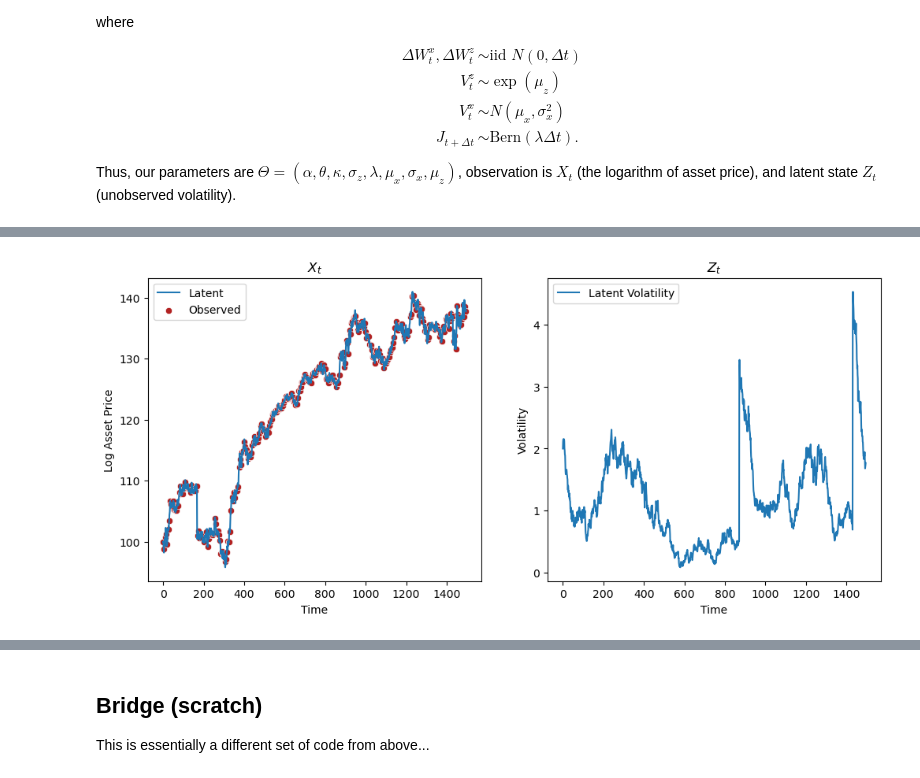
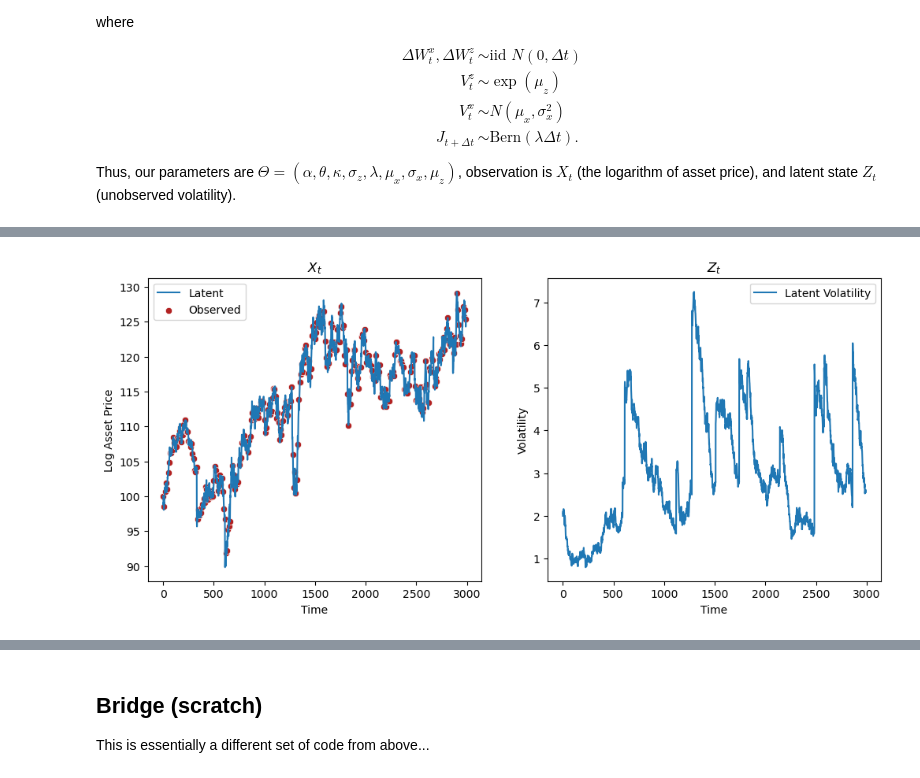
Before and after one commit to mlysy/pfjax, a Jupyter notebook: docs/notebooks/JumpDiff.ipynb, the cells around one changed output, grey strips where cells are left out. Saved outputs shown, nothing was run; the diff lists cells and outputs as text; code cells hidden in the pictures.

```diff
--- a/docs/notebooks/JumpDiff.ipynb
+++ b/docs/notebooks/JumpDiff.ipynb
@@ -61,7 +61,7 @@ class SDEModel(object):
             _, diff_subkey, jump_subkey = random.split(key, 3)
             diff_process = drift_diff(diff_subkey, x, theta, dt)
             jump_process = jump(jump_subkey, x, theta, dt)
-            return jnp.append(diff_process + jump_process, jump_process)
+            return jnp.append(diff_process + jump_process[0:2], jump_process)
 
         def euler_sim(self, key, x, dt, theta):
             return euler_sim_jump(key, x, dt, self.drift_diff, self.jump, theta)
@@ -436,12 +474,12 @@ class JumpDiff(SDEModel):
 my_key = random.PRNGKey(0)
 
 my_dt = 1
-my_n_res = 5
+my_n_res = 10
 my_n_obs = 300
-my_theta = jnp.array([0.08, 0.02, -0.03, 0.12, 0.01, -3.1, 2.7, 1.7])
-my_theta = jnp.array([0.08, 0.02, -0.03, jnp.log(0.12), jnp.log(0.01), -3.1, jnp.log(2.7), jnp.log(1.7)])
-my_x_init = jnp.block([[jnp.zeros((my_n_res-1, 4))],
-                    [jnp.array([2.0, 100.0,0,0])]])
+my_theta = jnp.array([0.08, 0.02, -0.03, 0.12, 0.05, -3.1, 2.7, 1.7])
+my_theta = jnp.array([0.08, 0.02, -0.03, jnp.log(0.12), jnp.log(0.05), -3.1, jnp.log(2.7), jnp.log(1.7)])
+my_x_init = jnp.block([[jnp.zeros((my_n_res-1, 5))],
+                    [jnp.array([2.0, 100.0,0,0,0])]])
 
 jdmodel = JumpDiff(my_dt, my_n_res)
 # %%
@@ -482,23 +788,28 @@ tmp = pd.DataFrame(jnp.array([
     y_meas
 ]).T, columns = ["Time", "Log Asset Price"])
 # %%
+tmp = pd.DataFrame(jnp.array([
+    jnp.arange(y_meas.shape[0]) * my_n_res,
+    y_meas
+]).T, columns = ["Time", "Log Asset Price"])
+
 fig, ax = plt.subplots(nrows=1, ncols=2, figsize=(12, 5), sharey = False)
 
 sns.lineplot(data= x_state[:,:,1].reshape(my_n_res*my_n_obs,1)[(my_n_res-1):].squeeze(),
              ax = ax[0],
              label = "Latent")
 sns.scatterplot(x = "Time", y = "Log Asset Price",
                 data = tmp,
                 color = "firebrick",
                 ax = ax[0],
                 label="Observed").set(title ="$X_t$");
 
 # plt.plot(y_meas)
 sns.lineplot(data= x_state[:,:,0].reshape(my_n_res*my_n_obs,1)[(my_n_res-1):].squeeze(),
              ax = ax[1],
              label = "Latent Volatility").set(xlabel="Time",title = "$Z_t$", ylabel="Volatility");
 # %% [output]
-[figure, old version]
+[figure, new version]
 # %%
 n_part = 1000
 
```
Also changed, not shown: parts of 50 cells of this notebook, 13 other files.
